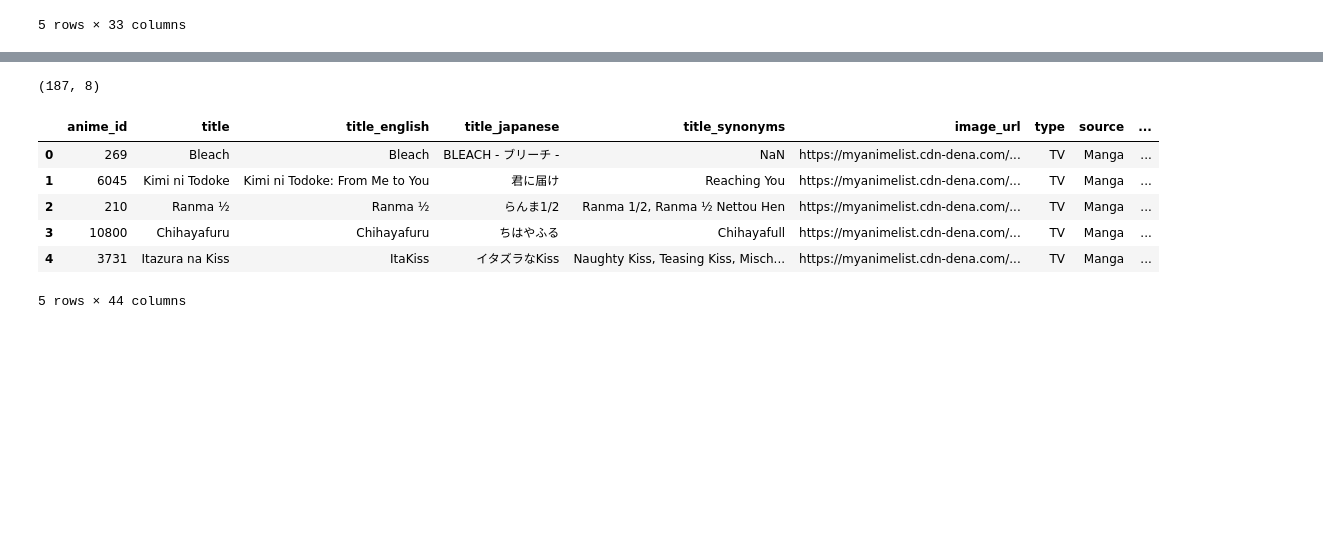
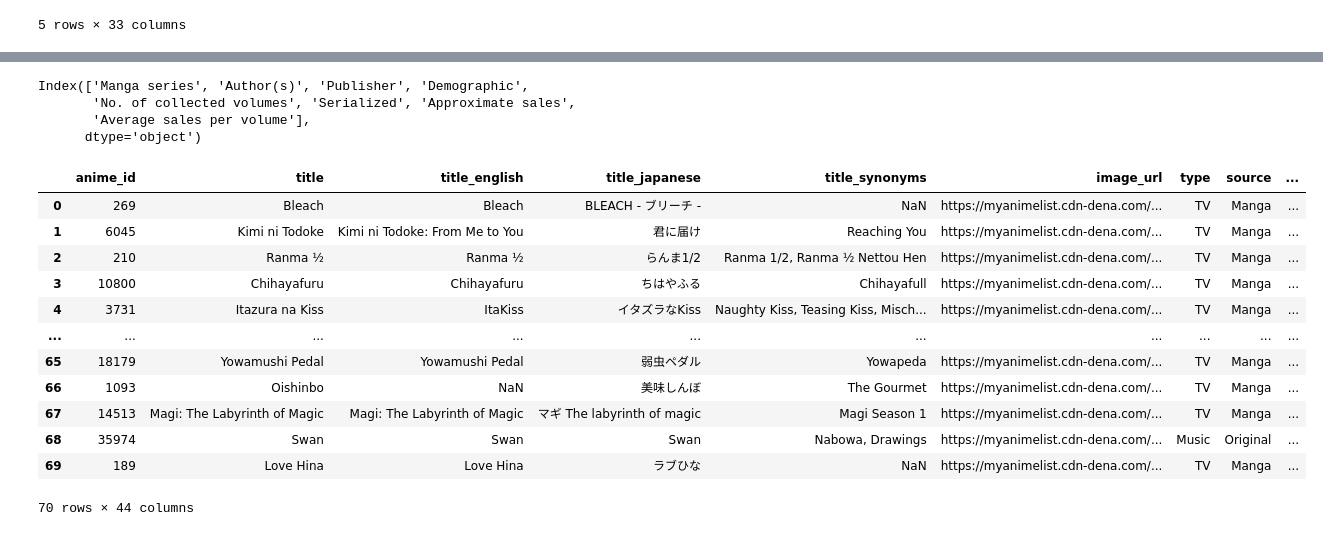
Before and after one commit to CamachoJon/datavis_anime, a Jupyter notebook: web_scrapping.ipynb, the cells around one changed output, grey strips where cells are left out. Saved outputs shown, nothing was run; the diff lists cells and outputs as text; code cells hidden in the pictures; blank space fills up the shorter version.

```diff
--- a/web_scrapping.ipynb
+++ b/web_scrapping.ipynb
@@ -45,24 +81,32 @@ Index(['Manga series', 'Author(s)', 'Publisher', 'Demographic',
 # %%
 final_scrapp = pd.concat(dfs)
-
-final_scrapp.shape
+final_scrapp.columns
 # %% [output]
-(187, 8)
+Index(['Manga series', 'Author(s)', 'Publisher', 'Demographic',
+       'No. of collected volumes', 'Serialized', 'Approximate sales',
+       'Average sales per volume'],
+      dtype='object')
 # %%
 anime_df['title_lower'] = anime_df['title'].str.lower()
 final_scrapp['title_lower'] = final_scrapp['Manga series'].str.lower()
 
 final_anime = anime_df.merge(final_scrapp, on='title_lower', how='inner')
 
 final_anime['Sales (Million)'] = final_anime['Approximate sales'].str.extract(r'^([\d\.]+)', expand=False)
 final_anime['Average Sales Per Volume (Million)'] = final_anime['Average sales per volume'].str.extract(r'^([\d\.]+)', expand=False)
 
-final_anime.head()
+final_anime.head(70)
 # %% [output]
 |  | anime_id | title | title_english | title_japanese | title_synonyms | image_url | type | source | ... |
 | 0 | 269 | Bleach | Bleach | BLEACH - ブリーチ - | NaN | https://myanimelist.cdn-dena.com/... | TV | Manga | ... |
 | 1 | 6045 | Kimi ni Todoke | Kimi ni Todoke: From Me to You | 君に届け | Reaching You | https://myanimelist.cdn-dena.com/... | TV | Manga | ... |
 | 2 | 210 | Ranma ½ | Ranma ½ | らんま1/2 | Ranma 1/2, Ranma ½ Nettou Hen | https://myanimelist.cdn-dena.com/... | TV | Manga | ... |
 | 3 | 10800 | Chihayafuru | Chihayafuru | ちはやふる | Chihayafull | https://myanimelist.cdn-dena.com/... | TV | Manga | ... |
 | 4 | 3731 | Itazura na Kiss | ItaKiss | イタズラなKiss | Naughty Kiss, Teasing Kiss, Misch... | https://myanimelist.cdn-dena.com/... | TV | Manga | ... |
+| ... | ... | ... | ... | ... | ... | ... | ... | ... | ... |
+| 65 | 18179 | Yowamushi Pedal | Yowamushi Pedal | 弱虫ペダル | Yowapeda | https://myanimelist.cdn-dena.com/... | TV | Manga | ... |
+| 66 | 1093 | Oishinbo | NaN | 美味しんぼ | The Gourmet | https://myanimelist.cdn-dena.com/... | TV | Manga | ... |
+| 67 | 14513 | Magi: The Labyrinth of Magic | Magi: The Labyrinth of Magic | マギ The labyrinth of magic | Magi Season 1 | https://myanimelist.cdn-dena.com/... | TV | Manga | ... |
+| 68 | 35974 | Swan | Swan | Swan | Nabowa, Drawings | https://myanimelist.cdn-dena.com/... | Music | Original | ... |
+| 69 | 189 | Love Hina | Love Hina | ラブひな | NaN | https://myanimelist.cdn-dena.com/... | TV | Manga | ... |
-5 rows × 44 columns
+70 rows × 44 columns
```
Also changed, not shown: parts of 5 cells of this notebook, 1 other file.
